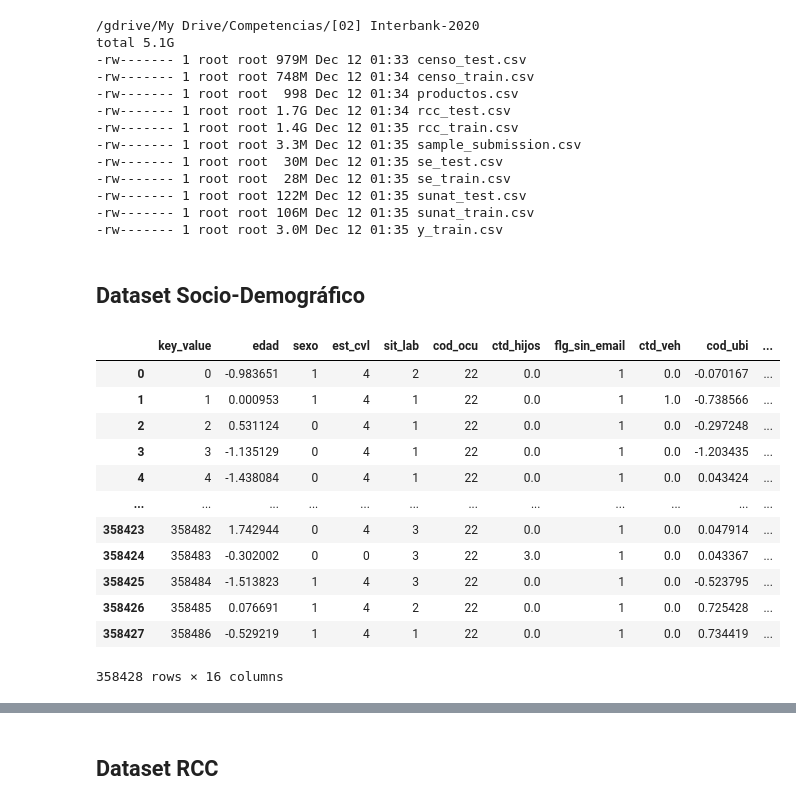
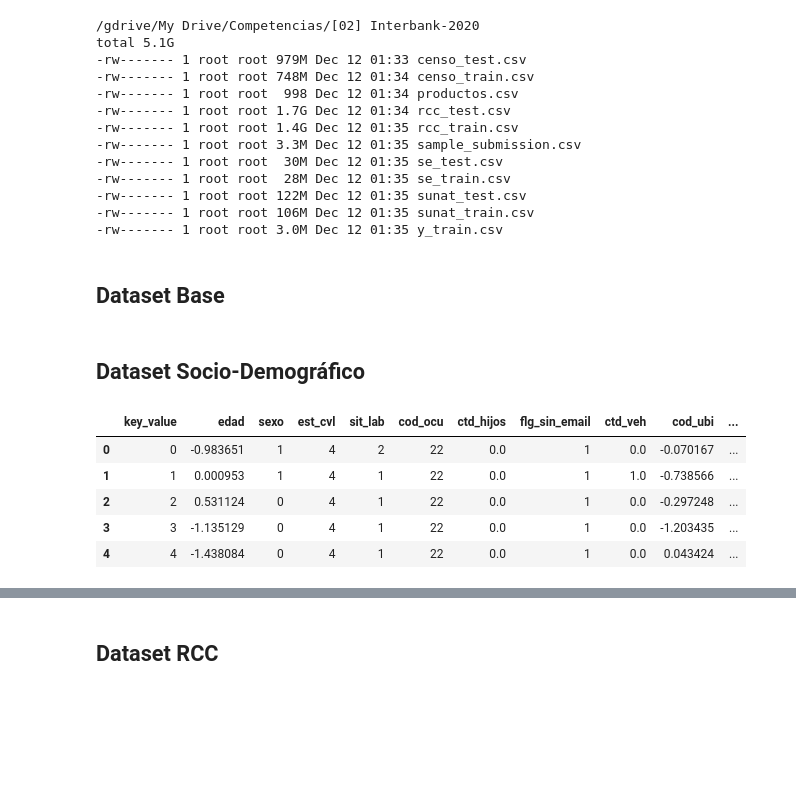
Before and after one commit to mlaricobar/solution-datathon-interbank-2020, a Jupyter notebook: [03] Feature Engineering.ipynb, the cells around one changed output, grey strips where cells are left out. Saved outputs shown, nothing was run; the diff lists cells and outputs as text; code cells hidden in the pictures; blank space fills up the shorter version.

```diff
--- a/[03] Feature Engineering.ipynb
+++ b/[03] Feature Engineering.ipynb
@@ -39,3 +39,5 @@ def optimizar_df(df):
     df[col_] = pd.to_numeric(df[col_], downcast="float")
 
   return df
+# %% [markdown]
+## Dataset Base
@@ -48,18 +52,9 @@ df_y_train = optimizar_df(pd.read_csv("[00] Data/y_train.csv"))
-# %%
-df_se_train = df_se_train.merge(df_y_train, how="left", on="key_value")
 # %%
-df_se_train
+df_se_train.head()
 # %% [output]
 |  | key_value | edad | sexo | est_cvl | sit_lab | cod_ocu | ctd_hijos | flg_sin_email | ctd_veh | cod_ubi | ... |
 | 0 | 0 | -0.983651 | 1 | 4 | 2 | 22 | 0.0 | 1 | 0.0 | -0.070167 | ... |
 | 1 | 1 | 0.000953 | 1 | 4 | 1 | 22 | 0.0 | 1 | 1.0 | -0.738566 | ... |
 | 2 | 2 | 0.531124 | 0 | 4 | 1 | 22 | 0.0 | 1 | 0.0 | -0.297248 | ... |
 | 3 | 3 | -1.135129 | 0 | 4 | 1 | 22 | 0.0 | 1 | 0.0 | -1.203435 | ... |
 | 4 | 4 | -1.438084 | 0 | 4 | 1 | 22 | 0.0 | 1 | 0.0 | 0.043424 | ... |
-| ... | ... | ... | ... | ... | ... | ... | ... | ... | ... | ... | ... |
-| 358423 | 358482 | 1.742944 | 0 | 4 | 3 | 22 | 0.0 | 1 | 0.0 | 0.047914 | ... |
-| 358424 | 358483 | -0.302002 | 0 | 0 | 3 | 22 | 3.0 | 1 | 0.0 | 0.043367 | ... |
-| 358425 | 358484 | -1.513823 | 1 | 4 | 3 | 22 | 0.0 | 1 | 0.0 | -0.523795 | ... |
-| 358426 | 358485 | 0.076691 | 1 | 4 | 2 | 22 | 0.0 | 1 | 0.0 | 0.725428 | ... |
-| 358427 | 358486 | -0.529219 | 1 | 4 | 1 | 22 | 0.0 | 1 | 0.0 | 0.734419 | ... |
-358428 rows × 16 columns
```
Also changed, not shown: parts of 32 cells of this notebook.
